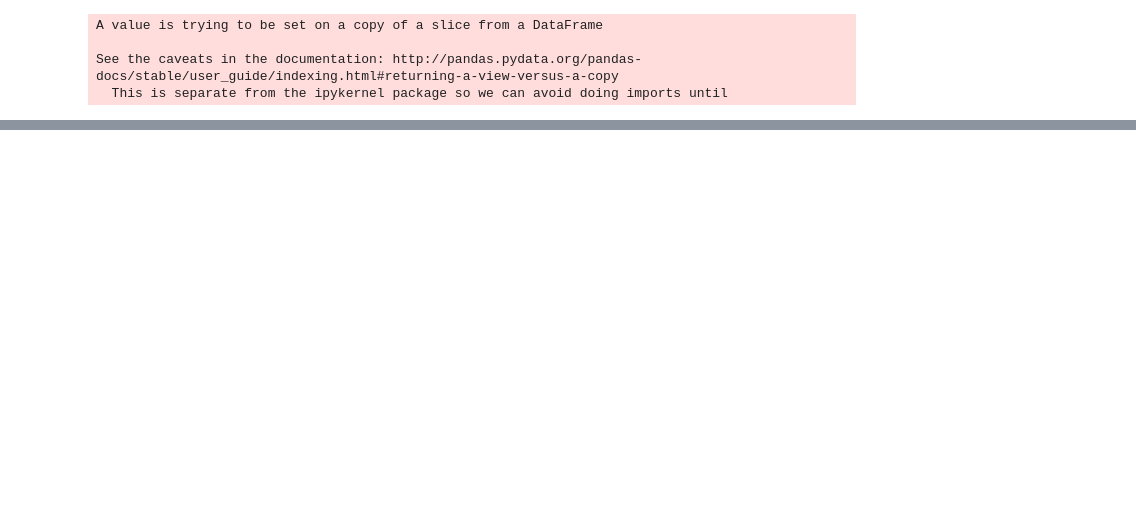
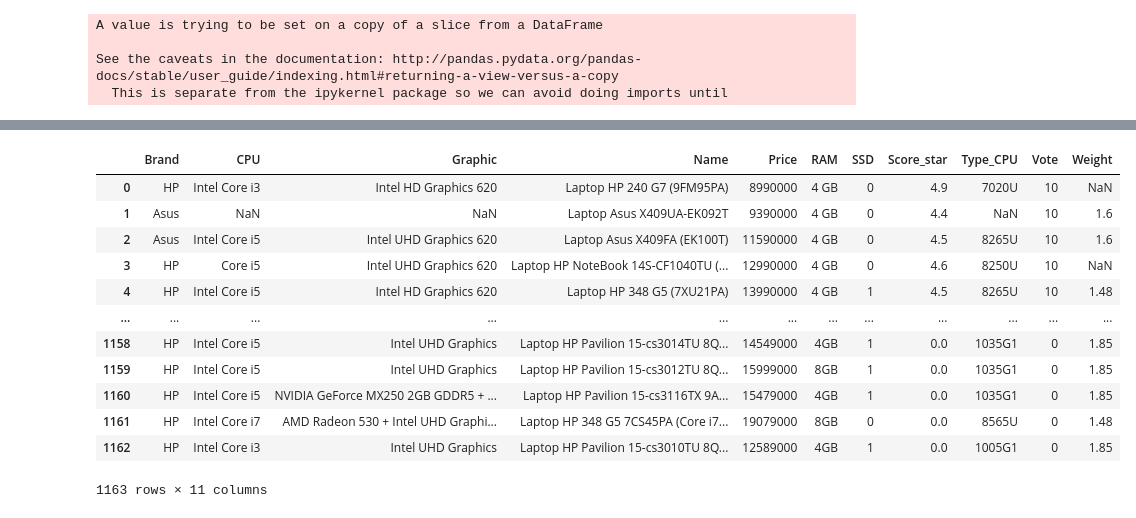
Before and after one commit to beohoang98/CS_DataScience_Project, a Jupyter notebook: crawler/Merge.ipynb, the cells around one changed output, grey strips where cells are left out. Saved outputs shown, nothing was run; the diff lists cells and outputs as text; code cells hidden in the pictures; blank space fills up the shorter version.

Commit message:
update merged

```diff
--- a/crawler/Merge.ipynb
+++ b/crawler/Merge.ipynb
@@ -124 +150,16 @@ new_df_nk.to_csv('New_NK.csv',index=0)
+# %%
+data_tiki_filtered = {
+    'Name': df_tiki.title,
+    'Price': df_tiki.price,
+    'CPU': df_tiki.cpu,
+    'Type_CPU': df_tiki.type_cpu,
+    'RAM': df_tiki.ram,
+    'Graphic': df_tiki.graphic,
+    'Weight': df_tiki.weight,
+    'Score_star': df_tiki.rating_average,
+    'Vote': df_tiki.reviews_count,
+    'Brand': df_tiki.brand,
+    'SSD': df_tiki.ssd.apply(lambda ssd: 1 if ssd else 0)
+}
+df_tiki_filtered = pd.DataFrame(data_tiki_filtered)
 # %% [markdown]
@@ -144 +167,24 @@ merge
+# %%
+df = pd.read_csv('New_NK.csv')
+merge = df.append(df_2, ignore_index=True)
+merge = df.append(df_tiki_filtered, ignore_index=True)
+merge.Weight = merge.Weight.apply(lambda w: re.sub(r'[ a-zA-Z]', '', w) if isinstance(w, str) else w)
+
+merge = merge.loc[:, ~merge.columns.str.contains('^Unnamed')]
+
+merge
+# %% [output]
+|  | Brand | CPU | Graphic | Name | Price | RAM | SSD | Score_star | Type_CPU | Vote | Weight |
+| 0 | HP | Intel Core i3 | Intel HD Graphics 620 | Laptop HP 240 G7 (9FM95PA) | 8990000 | 4 GB | 0 | 4.9 | 7020U | 10 | NaN |
+| 1 | Asus | NaN | NaN | Laptop Asus X409UA-EK092T | 9390000 | 4 GB | 0 | 4.4 | NaN | 10 | 1.6 |
+| 2 | Asus | Intel Core i5 | Intel UHD Graphics 620 | Laptop Asus X409FA (EK100T) | 11590000 | 4 GB | 0 | 4.5 | 8265U | 10 | 1.6 |
+| 3 | HP | Core i5 | Intel UHD Graphics 620 | Laptop HP NoteBook 14S-CF1040TU (... | 12990000 | 4 GB | 0 | 4.6 | 8250U | 10 | NaN |
+| 4 | HP | Intel Core i5 | Intel HD Graphics 620 | Laptop HP 348 G5 (7XU21PA) | 13990000 | 4 GB | 1 | 4.5 | 8265U | 10 | 1.48 |
+| ... | ... | ... | ... | ... | ... | ... | ... | ... | ... | ... | ... |
+| 1158 | HP | Intel Core i5 | Intel UHD Graphics | Laptop HP Pavilion 15-cs3014TU 8Q... | 14549000 | 4GB | 1 | 0.0 | 1035G1 | 0 | 1.85 |
+| 1159 | HP | Intel Core i5 | Intel UHD Graphics | Laptop HP Pavilion 15-cs3012TU 8Q... | 15999000 | 8GB | 1 | 0.0 | 1035G1 | 0 | 1.85 |
+| 1160 | HP | Intel Core i5 | NVIDIA GeForce MX250 2GB GDDR5 + ... | Laptop HP Pavilion 15-cs3116TX 9A... | 15479000 | 4GB | 1 | 0.0 | 1035G1 | 0 | 1.85 |
+| 1161 | HP | Intel Core i7 | AMD Radeon 530 + Intel UHD Graphi... | Laptop HP 348 G5 7CS45PA (Core i7... | 19079000 | 8GB | 0 | 0.0 | 8565U | 0 | 1.48 |
+| 1162 | HP | Intel Core i3 | Intel UHD Graphics | Laptop HP Pavilion 15-cs3010TU 8Q... | 12589000 | 4GB | 1 | 0.0 | 1005G1 | 0 | 1.85 |
+1163 rows × 11 columns
 # %%
```
Also changed, not shown: parts of 14 cells of this notebook, 2 other files.
